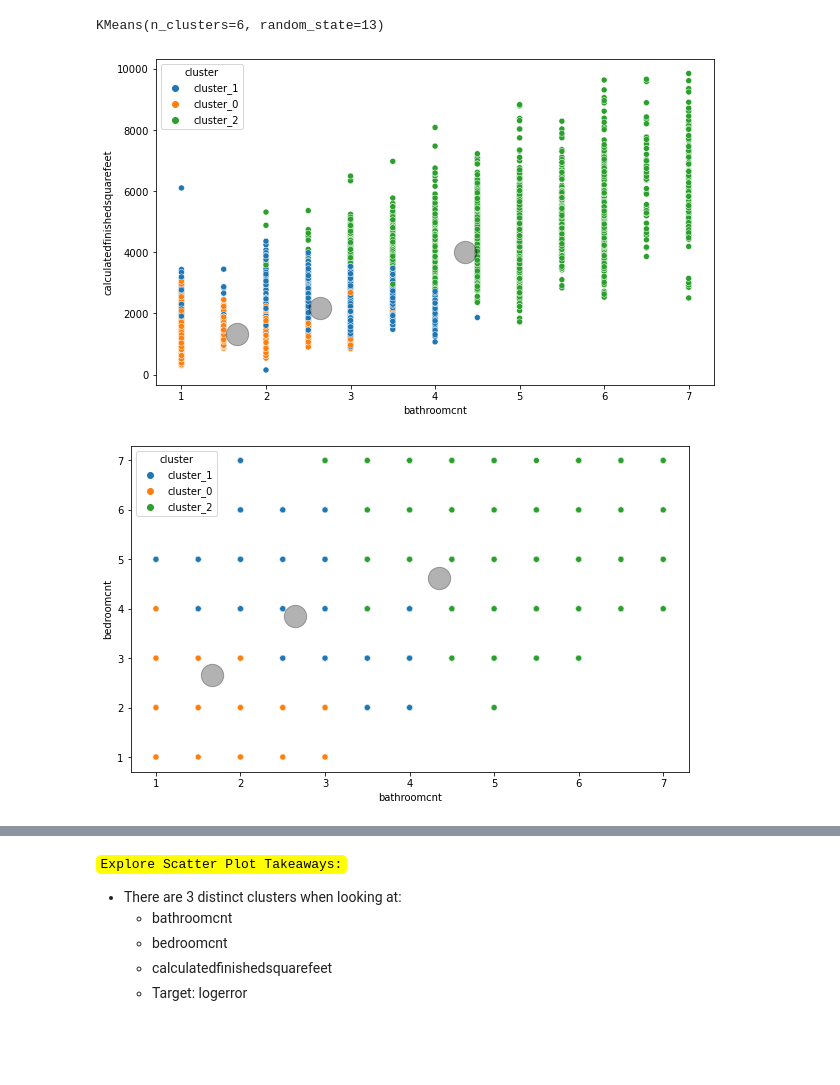
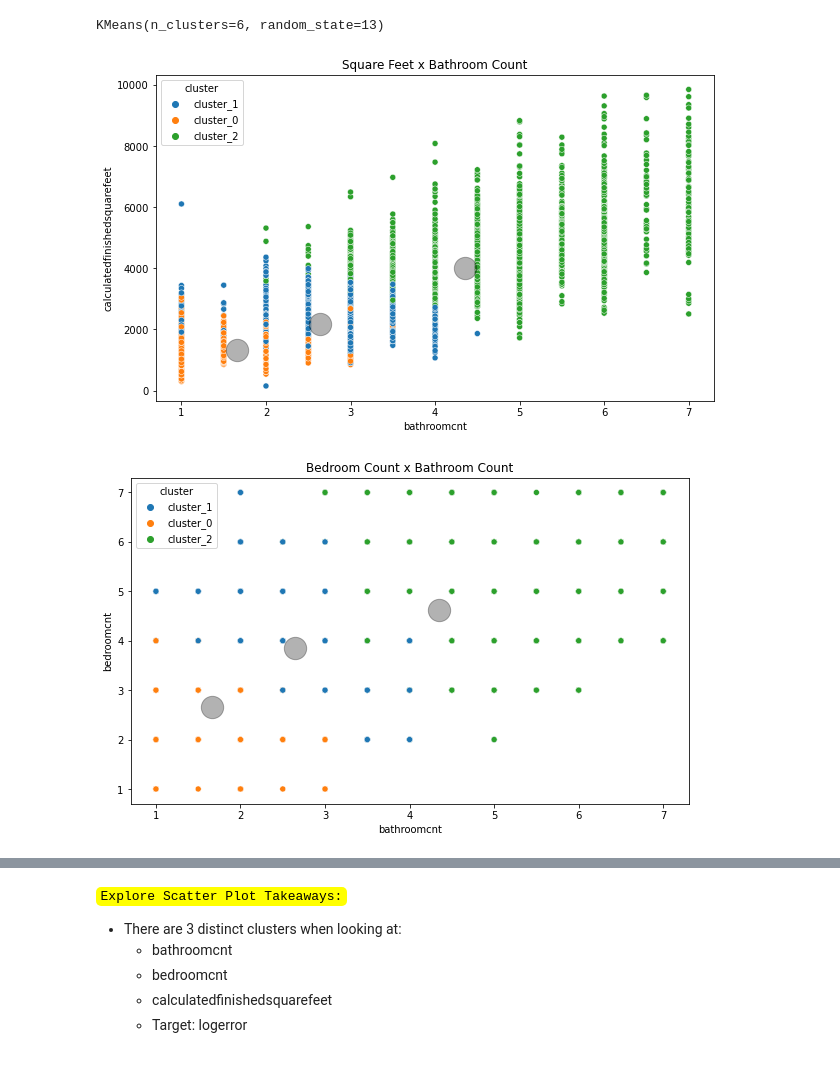
Before and after one commit to katherinesalazar/clustering-project, a Jupyter notebook: final_notebook.ipynb, the cells around one changed output, grey strips where cells are left out. Cells and saved outputs as stored; diff of their text form; code cells hidden in the pictures.

```diff
--- a/final_notebook.ipynb
+++ b/final_notebook.ipynb
@@ -334,11 +342,15 @@ X = df[['bathroomcnt', 'bedroomcnt', 'calculatedfinishedsquarefeet']]
 df, X_scaled, scaler, kmeans, centroids = prepare.create_cluster(df, X, 3)
 # %%
 prepare.create_scatter_plot('bathroomcnt', 'calculatedfinishedsquarefeet',df,kmeans, X_scaled, scaler)
+plt.title("Square Feet x Bathroom Count")
+plt.show()
 # %% [output]
-[figure, old version]
+[figure, new version]
 # %%
 prepare.create_scatter_plot('bathroomcnt', 'bedroomcnt',df,kmeans, X_scaled, scaler)
+plt.title("Bedroom Count x Bathroom Count")
+plt.show()
 # %% [output]
-[figure, old version]
+[figure, new version]
 # %%
 prepare.create_scatter_plot('bedroomcnt', 'calculatedfinishedsquarefeet',df,kmeans, X_scaled, scaler)
```
Also changed, not shown: parts of 44 cells of this notebook.
